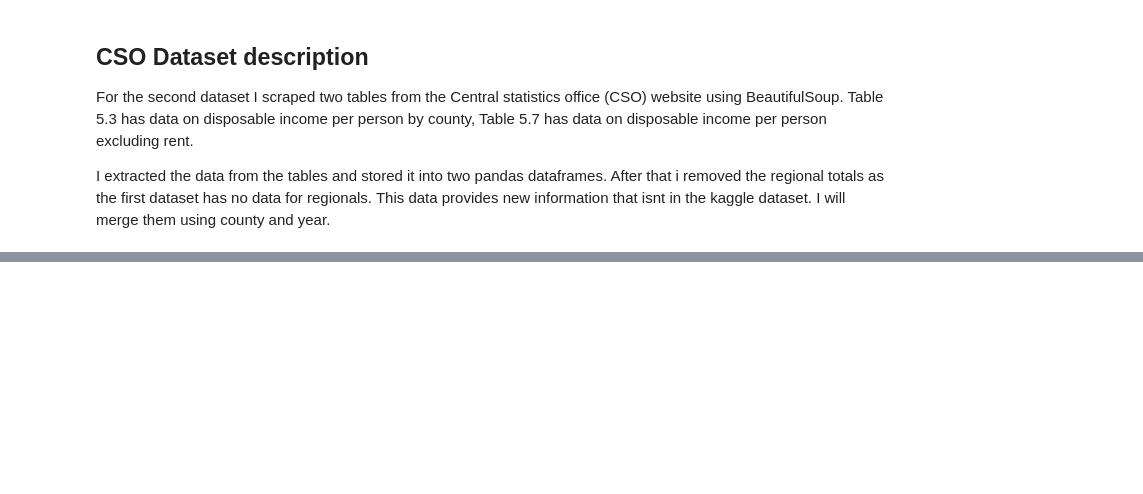
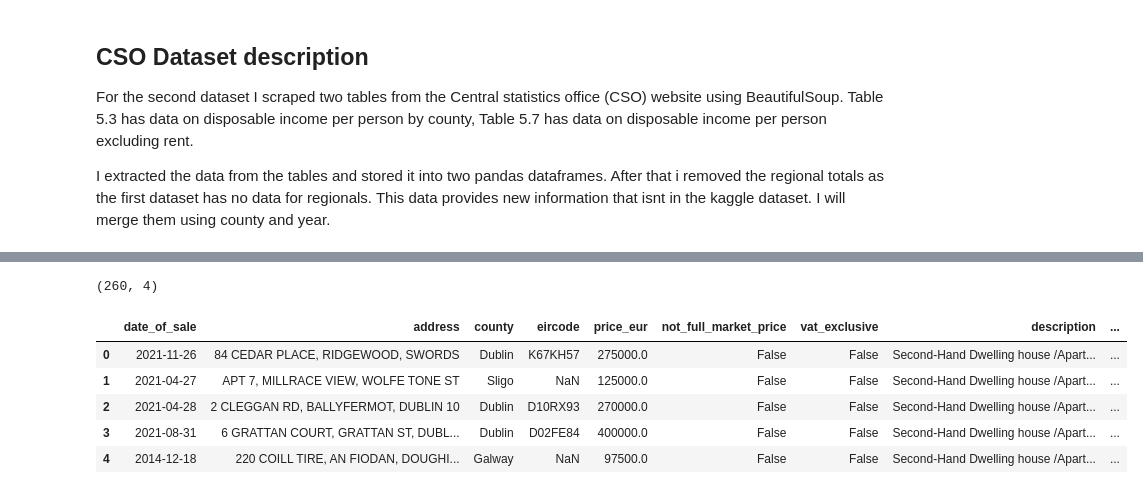
Before and after one commit to charlieswan7/Data-Acquisition-Project, a Jupyter notebook: Data_Acquisition_Project.ipynb, the cells around one changed output, grey strips where cells are left out. Cells and saved outputs as stored; diff of their text form; code cells hidden in the pictures; blank space fills up the shorter version.

```diff
--- a/Data_Acquisition_Project.ipynb
+++ b/Data_Acquisition_Project.ipynb
@@ -443,0 +505,14 @@ I extracted the data from the tables and stored it into two pandas dataframes. A
+# %%
+df_income.shape
+# %% [output]
+(260, 4)
+# %%
+df_sample["Year"] = df_sample["date_of_sale"].dt.year
+df_sample.head()
+# %% [output]
+|  | date_of_sale | address | county | eircode | price_eur | not_full_market_price | vat_exclusive | description | ... |
+| 0 | 2021-11-26 | 84 CEDAR PLACE, RIDGEWOOD, SWORDS | Dublin | K67KH57 | 275000.0 | False | False | Second-Hand Dwelling house /Apart... | ... |
+| 1 | 2021-04-27 | APT 7, MILLRACE VIEW, WOLFE TONE ST | Sligo | NaN | 125000.0 | False | False | Second-Hand Dwelling house /Apart... | ... |
+| 2 | 2021-04-28 | 2 CLEGGAN RD, BALLYFERMOT, DUBLIN 10 | Dublin | D10RX93 | 270000.0 | False | False | Second-Hand Dwelling house /Apart... | ... |
+| 3 | 2021-08-31 | 6 GRATTAN COURT, GRATTAN ST, DUBL... | Dublin | D02FE84 | 400000.0 | False | False | Second-Hand Dwelling house /Apart... | ... |
+| 4 | 2014-12-18 | 220 COILL TIRE, AN FIODAN, DOUGHI... | Galway | NaN | 97500.0 | False | False | Second-Hand Dwelling house /Apart... | ... |
```
Also changed, not shown: parts of 13 cells of this notebook.
